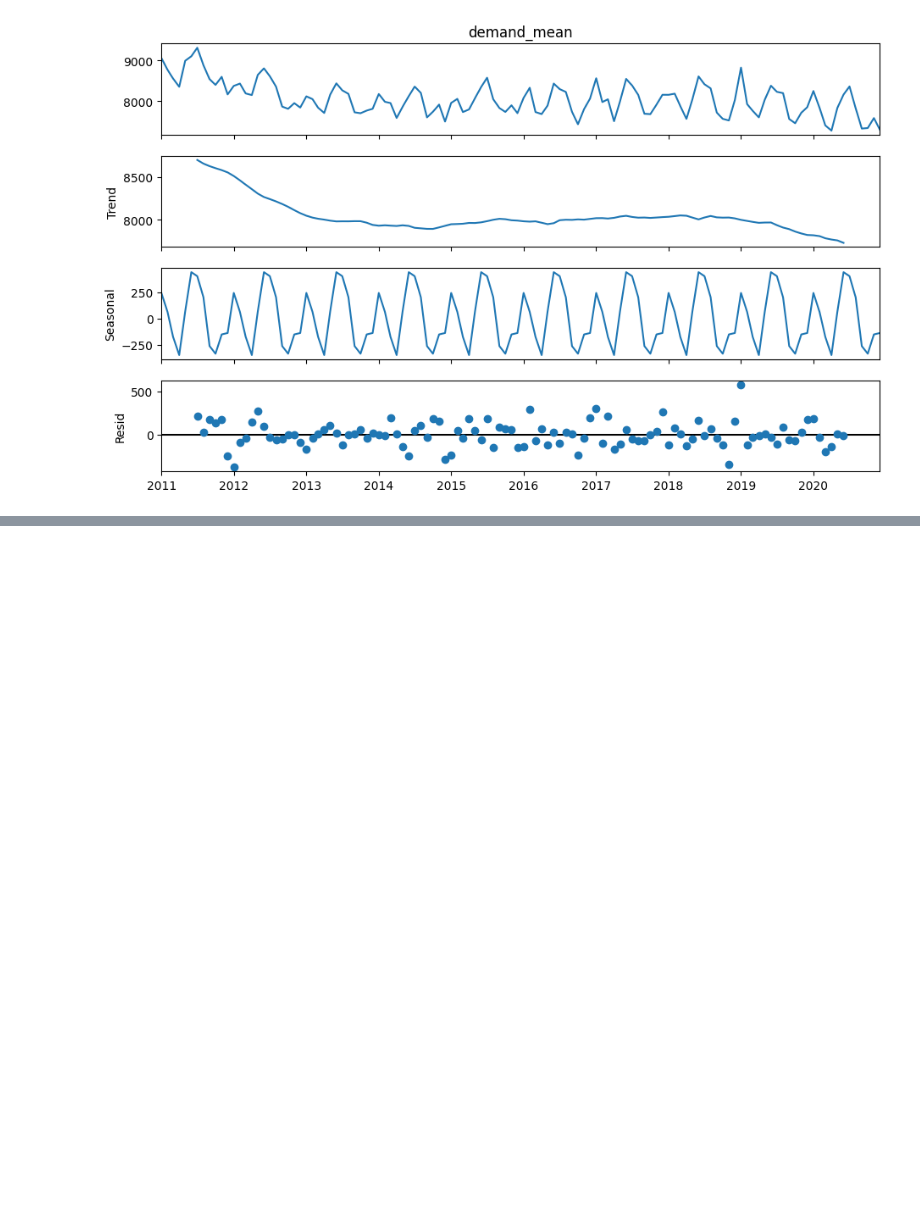
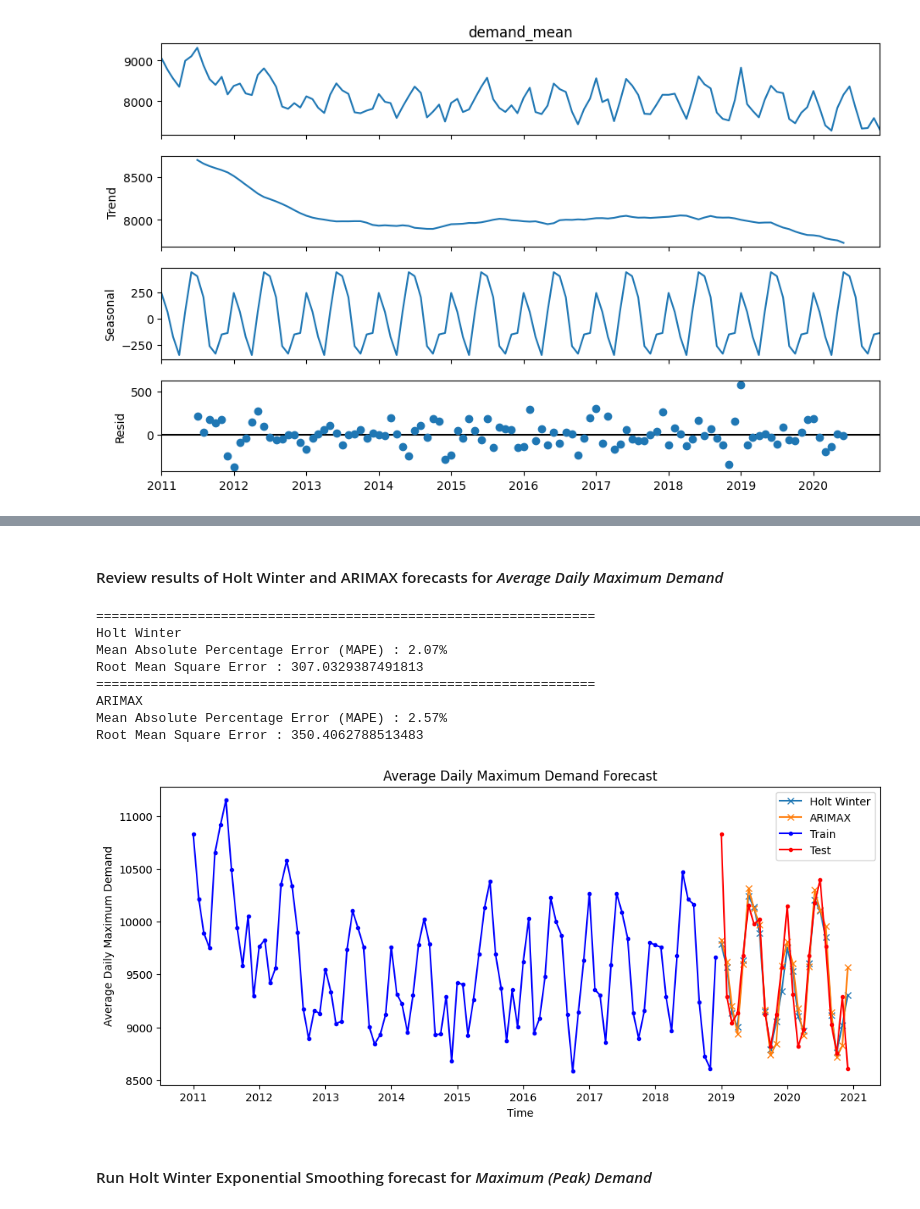
Before and after one commit to Z5429/ZZSC9020-Group-P, a Jupyter notebook: src/time_series_model.ipynb, the cells around one changed output, grey strips where cells are left out. Drawn from its saved outputs; the diff is of its cells as text; code cells hidden in the pictures; blank space fills up the shorter version.

```diff
--- a/src/time_series_model.ipynb
+++ b/src/time_series_model.ipynb
@@ -498,0 +233,18 @@ Root Mean Square Error : 350.4062788513483
+# %%
+# Set the forecast window to 24 months
+forecast_mths = 24
+
+# Create test and train subsets, where test holds all rows for the last 24 months
+train = df_model_data[ : -forecast_mths]
+test = df_model_data[-forecast_mths :]
+
+y_train_adm = train['demand_avg_daily_max']
+y_test_adm = test['demand_avg_daily_max']
+
+y_train_max = train['demand_max']
+y_test_max = test['demand_max']
+
+y_train_mean = train['demand_mean']
+y_test_mean = test['demand_mean']
+
+print('Train size: ' + str(train.shape[0]) +   ' , Test size: ' + str(test.shape[0]))
@@ -498,0 +255,8 @@ Root Mean Square Error : 350.4062788513483
+# %%
+y_train = y_train_adm
+y_test = y_test_adm
+# %%
+
+# Holt Winter Forecast
+
+hw_pred = holt_winter(train_data=y_train, test_data=y_test, seasonal_periods=12, trend='mul', seasonal='mul')
@@ -498,0 +265,2 @@ Root Mean Square Error : 350.4062788513483
+# %%
+sr_pred = arimax(train_data=y_train, test_data=y_test, freq=12)
@@ -498,0 +285,20 @@ Root Mean Square Error : 350.4062788513483
+# %% [markdown]
+#### Review results of Holt Winter and ARIMAX forecasts for *Average Daily Maximum Demand*
+# %%
+models = {
+    'Holt Winter': hw_pred
+    ,'ARIMAX': sr_pred
+}
+mod_review(models=models, demand_name='Average Daily Maximum Demand')
+# %% [output]
+================================================================
+Holt Winter
+Mean Absolute Percentage Error (MAPE) : 2.07%
+Root Mean Square Error : 307.0329387491813
+================================================================
+ARIMAX
+Mean Absolute Percentage Error (MAPE) : 2.57%
+Root Mean Square Error : 350.4062788513483
+[figure, added]
+# %% [markdown]
+#### Run Holt Winter Exponential Smoothing forecast for *Maximum (Peak) Demand*
```
Also changed, not shown: parts of 45 cells of this notebook.
